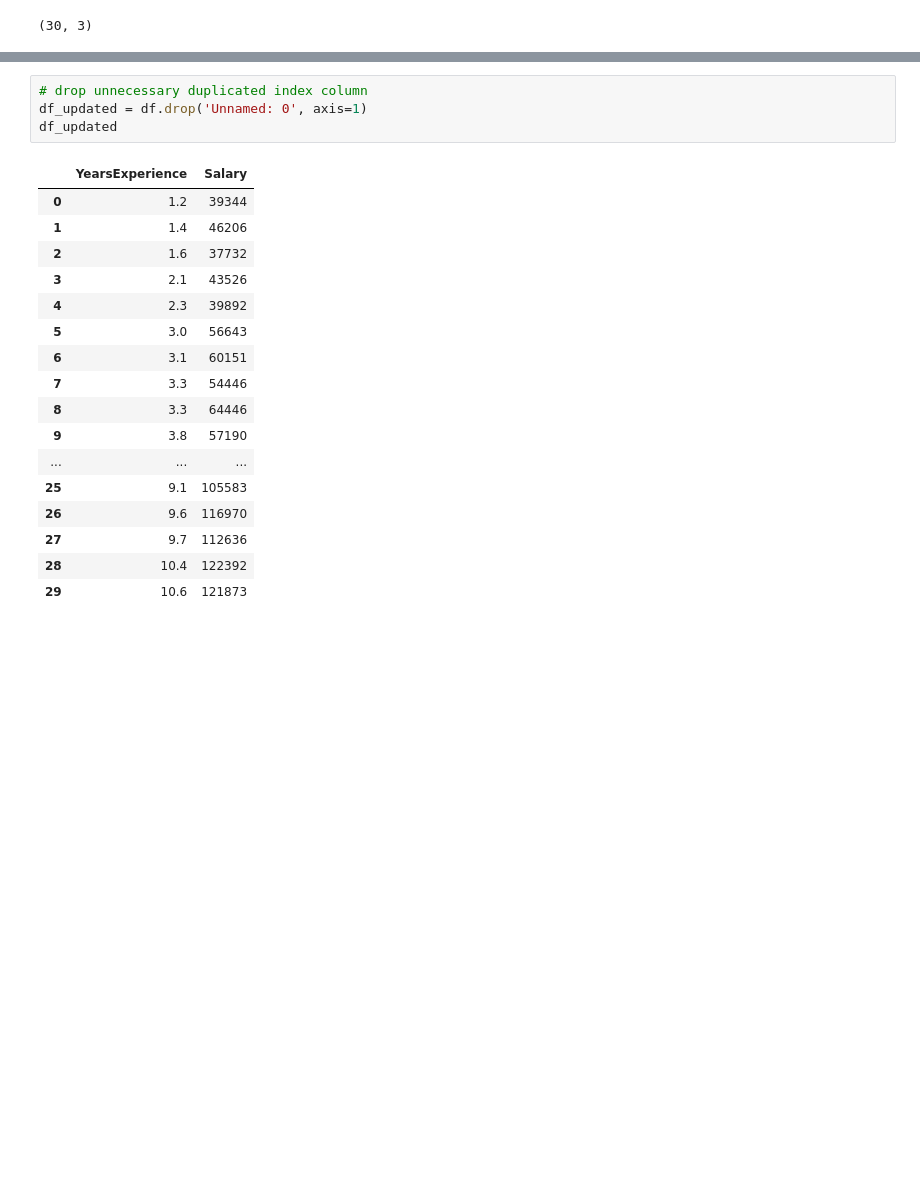
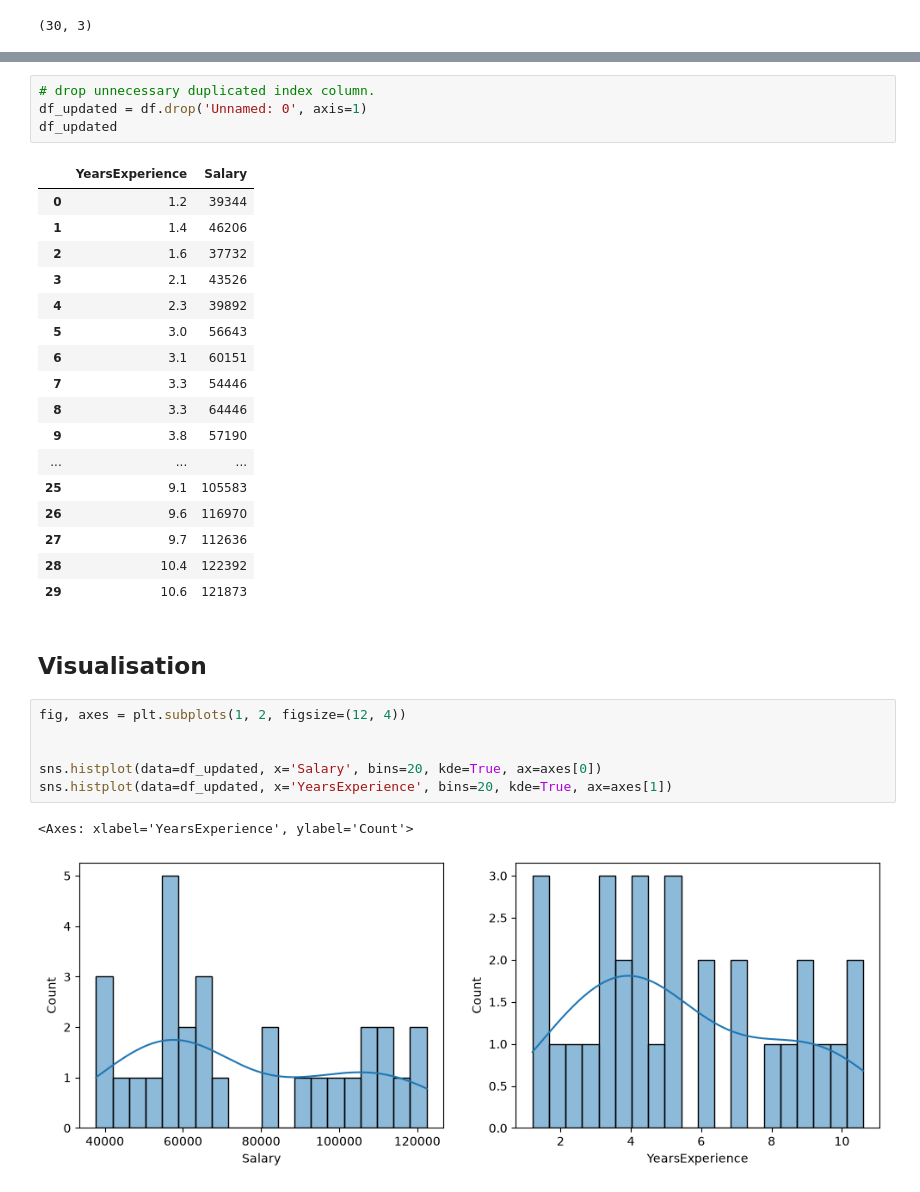
Before and after one commit to Ri-Dearg/aiml-labs, a Jupyter notebook: lab3a.ipynb, the cells around one changed output, grey strips where cells are left out. Cells and saved outputs as stored; diff of their text form; blank space fills up the shorter version.

Commit message:
feat: 🧐 add basic visualisation

```diff
--- a/lab3a.ipynb
+++ b/lab3a.ipynb
@@ -69,5 +84,5 @@ df.shape
 # %%
-# drop unnecessary duplicated index column
+# drop unnecessary duplicated index column.
 df_updated = df.drop('Unnamed: 0', axis=1)
 df_updated
 # %% [output]
@@ -88,3 +103,14 @@ df_updated
 | 27 | 9.7 | 112636 |
 | 28 | 10.4 | 122392 |
 | 29 | 10.6 | 121873 |
+# %% [markdown]
+## Visualisation
+# %%
+fig, axes = plt.subplots(1, 2, figsize=(12, 4))
+
+
+sns.histplot(data=df_updated, x='Salary', bins=20, kde=True, ax=axes[0])
+sns.histplot(data=df_updated, x='YearsExperience', bins=20, kde=True, ax=axes[1])
+# %% [output]
+<Axes: xlabel='YearsExperience', ylabel='Count'>
+[figure, added]
```
Also changed, not shown: parts of 7 cells of this notebook.
